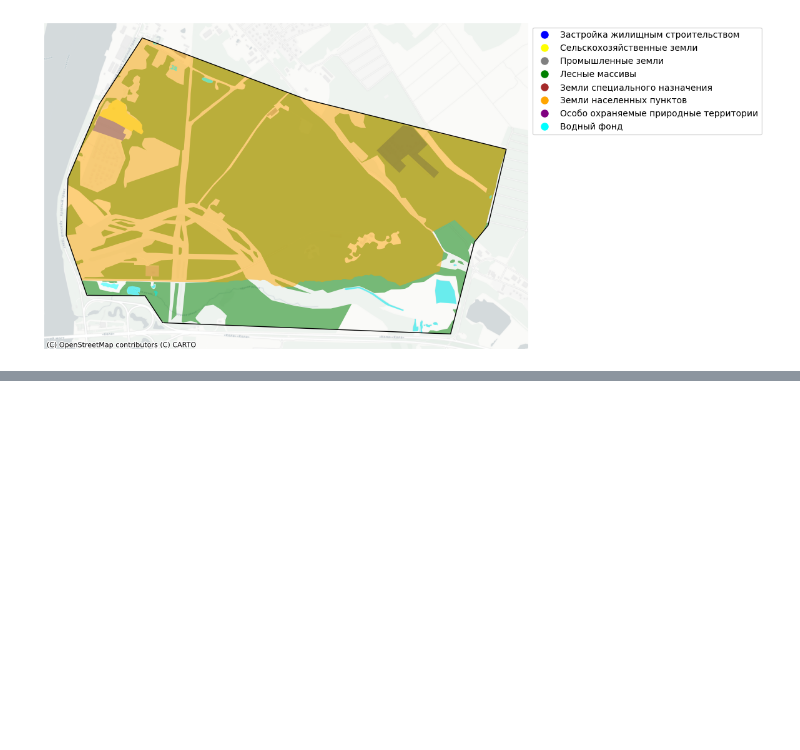
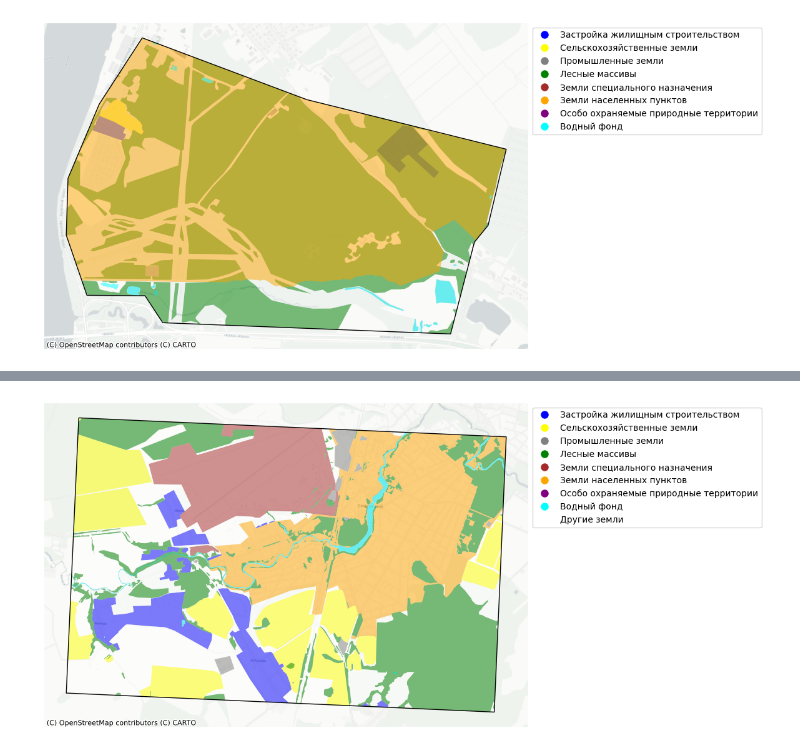
Before and after one commit to Mvin8/PopFrame, a Jupyter notebook: examples/test_urban copy.ipynb, the cells around one changed output, grey strips where cells are left out. Drawn from its saved outputs; the diff is of its cells as text; code cells hidden in the pictures; blank space fills up the shorter version.

Commit message:
fix: UrbanisationLevel

```diff
--- a/examples/test_urban copy.ipynb
+++ b/examples/test_urban copy.ipynb
@@ -1137,0 +1146,37 @@ urbanisation.plot_landuse(gpd.GeoDataFrame.from_features(geojson_data["features"
+# %%
+geojson_data = {
+  "type": "FeatureCollection",
+  "features": [
+    {
+      "type": "Feature",
+      "properties": {},
+      "geometry": {
+        "coordinates": [
+          [
+            [
+              29.982879431084967,
+              59.363554752593245
+            ],
+            [
+              29.982879431084967,
+              59.322083801173534
+            ],
+            [
+              30.109075699649765,
+              59.322083801173534
+            ],
+            [
+              30.109075699649765,
+              59.363554752593245
+            ],
+            [
+              29.982879431084967,
+              59.363554752593245
+            ]
+          ]
+        ],
+        "type": "Polygon"
+      }
+    }
+  ]
+}
@@ -1137,0 +1185,3 @@ urbanisation.plot_landuse(gpd.GeoDataFrame.from_features(geojson_data["features"
+# %%
+landuse_data = urbanisation.get_landuse_data(geojson_data)
+landuse_data
@@ -1137,0 +1220,4 @@ urbanisation.plot_landuse(gpd.GeoDataFrame.from_features(geojson_data["features"
+# %%
+urbanisation.plot_landuse(gpd.GeoDataFrame.from_features(geojson_data["features"]), landuse_data)
+# %% [output]
+[figure, added]
```
Also changed, not shown: parts of 4 cells of this notebook, 2 other files.
